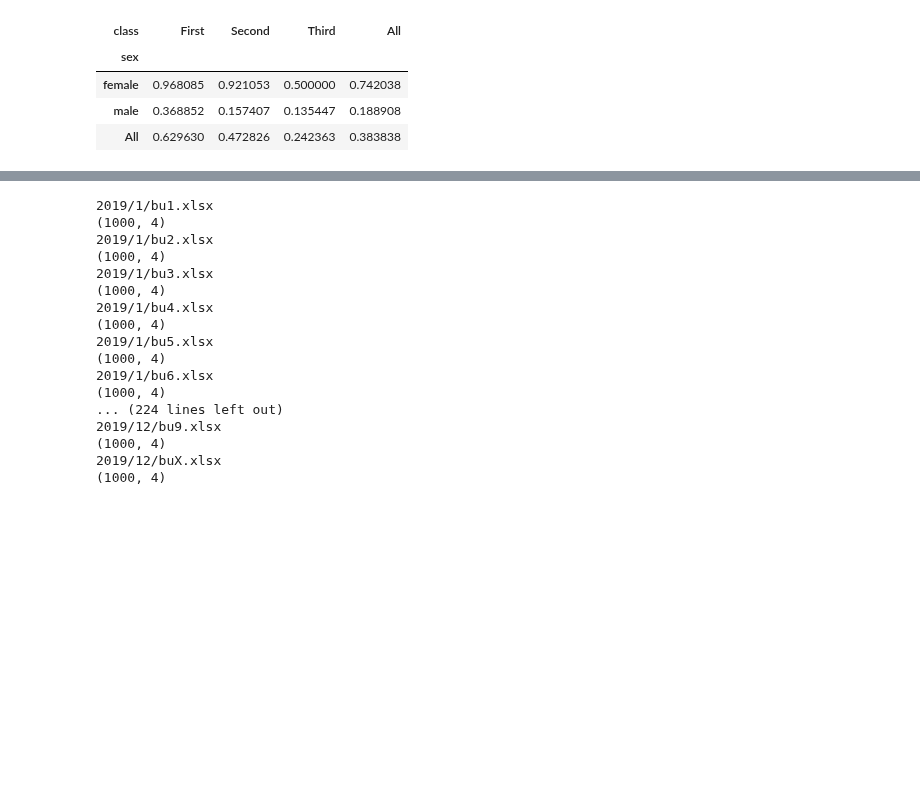
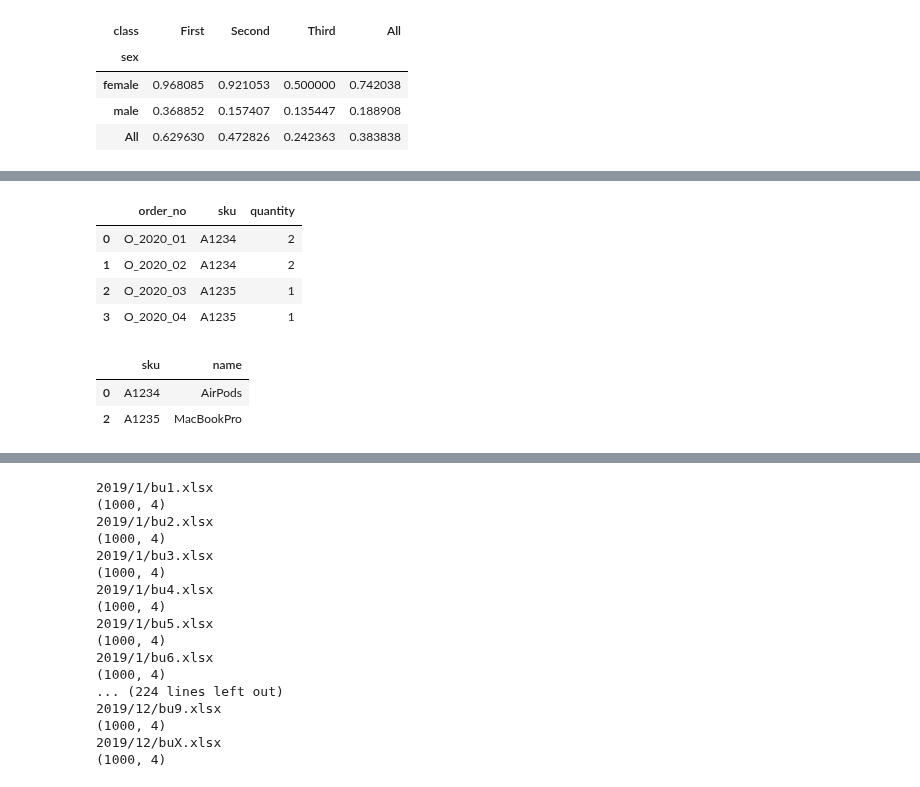
Before and after one commit to liuhui998/pe2, a Jupyter notebook: 06-tidy/answer-questions.ipynb, the cells around one changed output, grey strips where cells are left out. Cells and saved outputs as stored; diff of their text form; code cells hidden in the pictures; blank space fills up the shorter version.

```diff
--- a/06-tidy/answer-questions.ipynb
+++ b/06-tidy/answer-questions.ipynb
@@ -270,2 +345,25 @@ titanic.pivot_table('survived',index='sex',columns='class',margins=True)
+# %%
+#从 full_orders 取 ['order_no','sku','quantity'] 3列数据生成 orders,
+#  同时把orders 保存到 orders.xlsx(不保存索引, index = False)
+orders = full_orders[['order_no','sku','quantity']]
+orders.to_excel("orders.xlsx",index = False)
+orders
+# %% [output]
+|  | order_no | sku | quantity |
+| 0 | O_2020_01 | A1234 | 2 |
+| 1 | O_2020_02 | A1234 | 2 |
+| 2 | O_2020_03 | A1235 | 1 |
+| 3 | O_2020_04 | A1235 | 1 |
+# %%
+#从 full_orders 取 ['sku','name'] 2列数据生成 products ;
+#  对products去掉重复数据，同时把 products 保存到 products.xlsx(不保存索引, index = False)
+products = full_orders[['sku','name']]
+products = products.drop_duplicates()
+products.to_excel("products.xlsx",index = False)
+products
+# %% [output]
+|  | sku | name |
+| 0 | A1234 | AirPods |
+| 2 | A1235 | MacBookPro |
 # %% [markdown]
 # 加载多个文件
```
Also changed, not shown: parts of 36 cells of this notebook, 2 other files.
